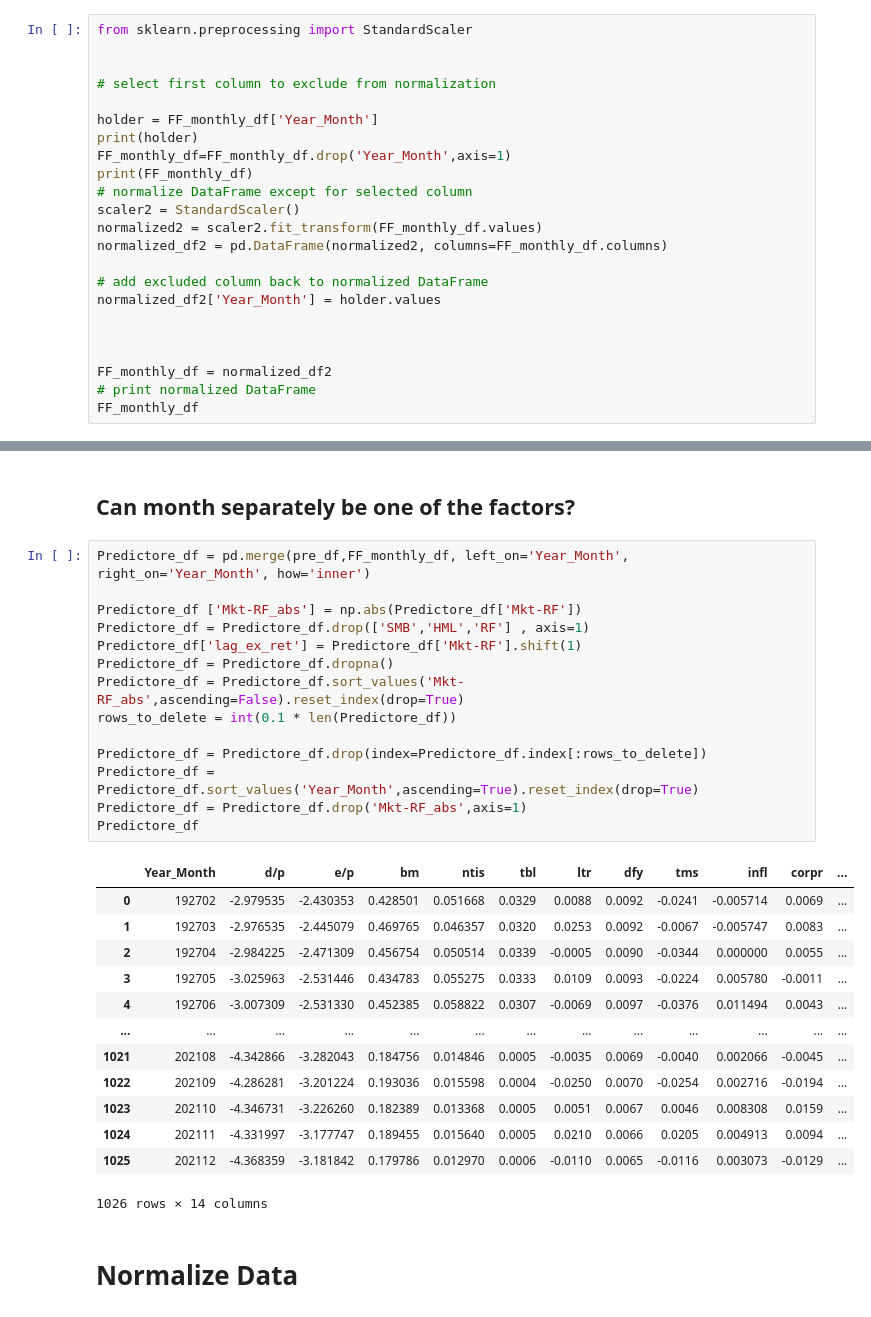
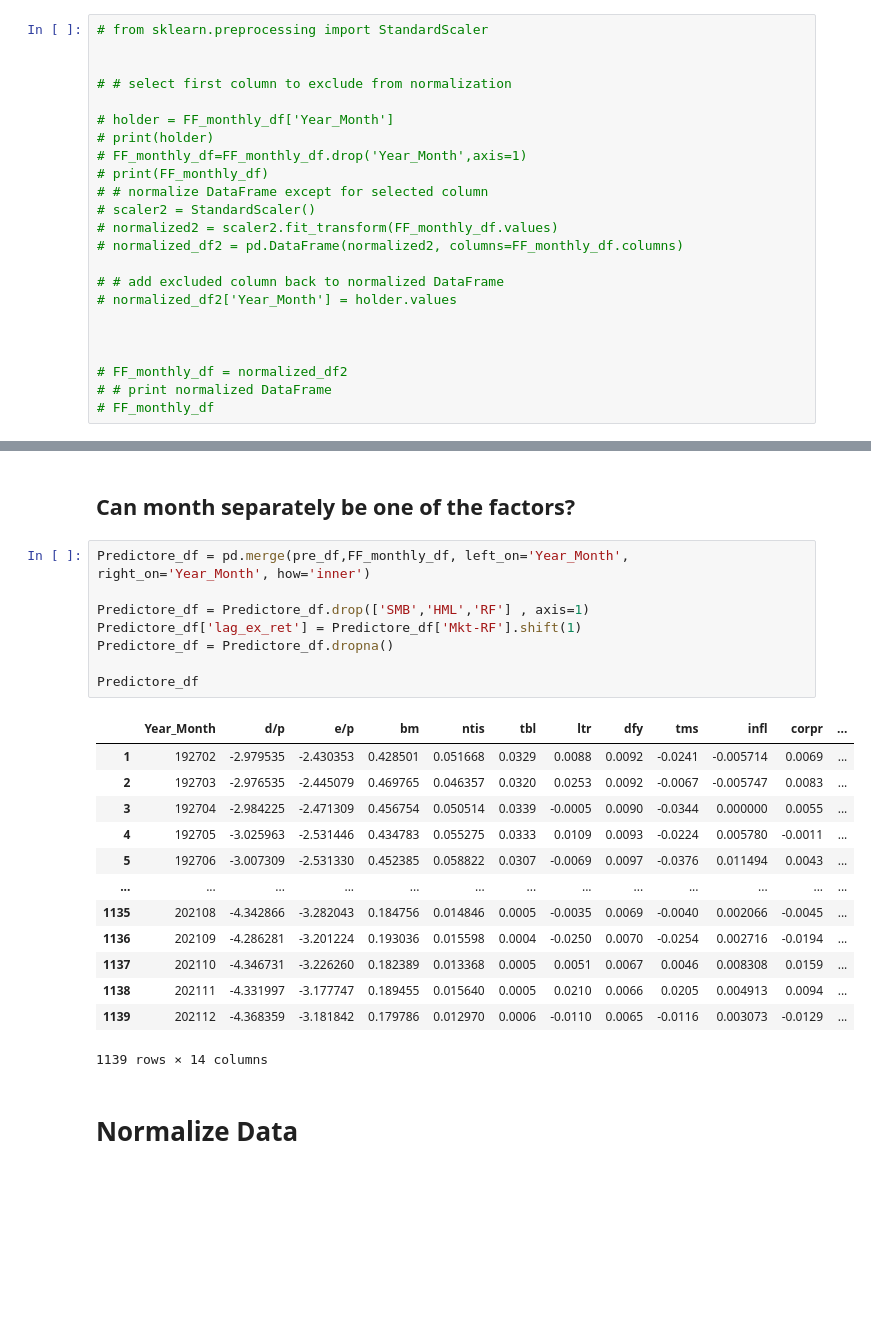
Before and after one commit to GhazaleZe/Machine-learning-for-optimal-portfolios, a Jupyter notebook: Copy_of_RandomForestCompAss4_V1.ipynb, the cells around one changed output, grey strips where cells are left out. Saved outputs shown, nothing was run; the diff lists cells and outputs as text; blank space fills up the shorter version.

```diff
--- a/Copy_of_RandomForestCompAss4_V1.ipynb
+++ b/Copy_of_RandomForestCompAss4_V1.ipynb
@@ -106,25 +106,25 @@ FF_monthly_df
 | 1145 | 202112 | 0.0310 | -1.65 | 3.26 | 0.0001 |
 1140 rows × 5 columns
 # %%
-from sklearn.preprocessing import StandardScaler
+# from sklearn.preprocessing import StandardScaler
 
 
-# select first column to exclude from normalization
+# # select first column to exclude from normalization
 
-holder = FF_monthly_df['Year_Month']
-print(holder)
-FF_monthly_df=FF_monthly_df.drop('Year_Month',axis=1)
-print(FF_monthly_df)
-# normalize DataFrame except for selected column
-scaler2 = StandardScaler()
-normalized2 = scaler2.fit_transform(FF_monthly_df.values)
-normalized_df2 = pd.DataFrame(normalized2, columns=FF_monthly_df.columns)
+# holder = FF_monthly_df['Year_Month']
+# print(holder)
+# FF_monthly_df=FF_monthly_df.drop('Year_Month',axis=1)
+# print(FF_monthly_df)
+# # normalize DataFrame except for selected column
+# scaler2 = StandardScaler()
+# normalized2 = scaler2.fit_transform(FF_monthly_df.values)
+# normalized_df2 = pd.DataFrame(normalized2, columns=FF_monthly_df.columns)
 
-# add excluded column back to normalized DataFrame
-normalized_df2['Year_Month'] = holder.values
+# # add excluded column back to normalized DataFrame
+# normalized_df2['Year_Month'] = holder.values
 
 
 
-FF_monthly_df = normalized_df2
-# print normalized DataFrame
-FF_monthly_df
+# FF_monthly_df = normalized_df2
+# # print normalized DataFrame
+# FF_monthly_df
@@ -241,31 +176,25 @@ pre_df
 # %%
 Predictore_df = pd.merge(pre_df,FF_monthly_df, left_on='Year_Month', right_on='Year_Month', how='inner')
 
-Predictore_df ['Mkt-RF_abs'] = np.abs(Predictore_df['Mkt-RF'])
 Predictore_df = Predictore_df.drop(['SMB','HML','RF'] , axis=1)
 Predictore_df['lag_ex_ret'] = Predictore_df['Mkt-RF'].shift(1)
 Predictore_df = Predictore_df.dropna()
-Predictore_df = Predictore_df.sort_values('Mkt-RF_abs',ascending=False).reset_index(drop=True)
-rows_to_delete = int(0.1 * len(Predictore_df))
 
-Predictore_df = Predictore_df.drop(index=Predictore_df.index[:rows_to_delete])
-Predictore_df = Predictore_df.sort_values('Year_Month',ascending=True).reset_index(drop=True)
-Predictore_df = Predictore_df.drop('Mkt-RF_abs',axis=1)
 Predictore_df
 # %% [output]
 |  | Year_Month | d/p | e/p | bm | ntis | tbl | ltr | dfy | tms | infl | corpr | ... |
-| 0 | 192702 | -2.979535 | -2.430353 | 0.428501 | 0.051668 | 0.0329 | 0.0088 | 0.0092 | -0.0241 | -0.005714 | 0.0069 | ... |
-| 1 | 192703 | -2.976535 | -2.445079 | 0.469765 | 0.046357 | 0.0320 | 0.0253 | 0.0092 | -0.0067 | -0.005747 | 0.0083 | ... |
-| 2 | 192704 | -2.984225 | -2.471309 | 0.456754 | 0.050514 | 0.0339 | -0.0005 | 0.0090 | -0.0344 | 0.000000 | 0.0055 | ... |
-| 3 | 192705 | -3.025963 | -2.531446 | 0.434783 | 0.055275 | 0.0333 | 0.0109 | 0.0093 | -0.0224 | 0.005780 | -0.0011 | ... |
-| 4 | 192706 | -3.007309 | -2.531330 | 0.452385 | 0.058822 | 0.0307 | -0.0069 | 0.0097 | -0.0376 | 0.011494 | 0.0043 | ... |
+| 1 | 192702 | -2.979535 | -2.430353 | 0.428501 | 0.051668 | 0.0329 | 0.0088 | 0.0092 | -0.0241 | -0.005714 | 0.0069 | ... |
+| 2 | 192703 | -2.976535 | -2.445079 | 0.469765 | 0.046357 | 0.0320 | 0.0253 | 0.0092 | -0.0067 | -0.005747 | 0.0083 | ... |
+| 3 | 192704 | -2.984225 | -2.471309 | 0.456754 | 0.050514 | 0.0339 | -0.0005 | 0.0090 | -0.0344 | 0.000000 | 0.0055 | ... |
+| 4 | 192705 | -3.025963 | -2.531446 | 0.434783 | 0.055275 | 0.0333 | 0.0109 | 0.0093 | -0.0224 | 0.005780 | -0.0011 | ... |
+| 5 | 192706 | -3.007309 | -2.531330 | 0.452385 | 0.058822 | 0.0307 | -0.0069 | 0.0097 | -0.0376 | 0.011494 | 0.0043 | ... |
 | ... | ... | ... | ... | ... | ... | ... | ... | ... | ... | ... | ... | ... |
-| 1021 | 202108 | -4.342866 | -3.282043 | 0.184756 | 0.014846 | 0.0005 | -0.0035 | 0.0069 | -0.0040 | 0.002066 | -0.0045 | ... |
-| 1022 | 202109 | -4.286281 | -3.201224 | 0.193036 | 0.015598 | 0.0004 | -0.0250 | 0.0070 | -0.0254 | 0.002716 | -0.0194 | ... |
-| 1023 | 202110 | -4.346731 | -3.226260 | 0.182389 | 0.013368 | 0.0005 | 0.0051 | 0.0067 | 0.0046 | 0.008308 | 0.0159 | ... |
-| 1024 | 202111 | -4.331997 | -3.177747 | 0.189455 | 0.015640 | 0.0005 | 0.0210 | 0.0066 | 0.0205 | 0.004913 | 0.0094 | ... |
-| 1025 | 202112 | -4.368359 | -3.181842 | 0.179786 | 0.012970 | 0.0006 | -0.0110 | 0.0065 | -0.0116 | 0.003073 | -0.0129 | ... |
+| 1135 | 202108 | -4.342866 | -3.282043 | 0.184756 | 0.014846 | 0.0005 | -0.0035 | 0.0069 | -0.0040 | 0.002066 | -0.0045 | ... |
+| 1136 | 202109 | -4.286281 | -3.201224 | 0.193036 | 0.015598 | 0.0004 | -0.0250 | 0.0070 | -0.0254 | 0.002716 | -0.0194 | ... |
+| 1137 | 202110 | -4.346731 | -3.226260 | 0.182389 | 0.013368 | 0.0005 | 0.0051 | 0.0067 | 0.0046 | 0.008308 | 0.0159 | ... |
+| 1138 | 202111 | -4.331997 | -3.177747 | 0.189455 | 0.015640 | 0.0005 | 0.0210 | 0.0066 | 0.0205 | 0.004913 | 0.0094 | ... |
+| 1139 | 202112 | -4.368359 | -3.181842 | 0.179786 | 0.012970 | 0.0006 | -0.0110 | 0.0065 | -0.0116 | 0.003073 | -0.0129 | ... |
-1026 rows × 14 columns
+1139 rows × 14 columns
 # %% [markdown]
 # Normalize Data
 # %%
```
Also changed, not shown: parts of 38 cells of this notebook.
